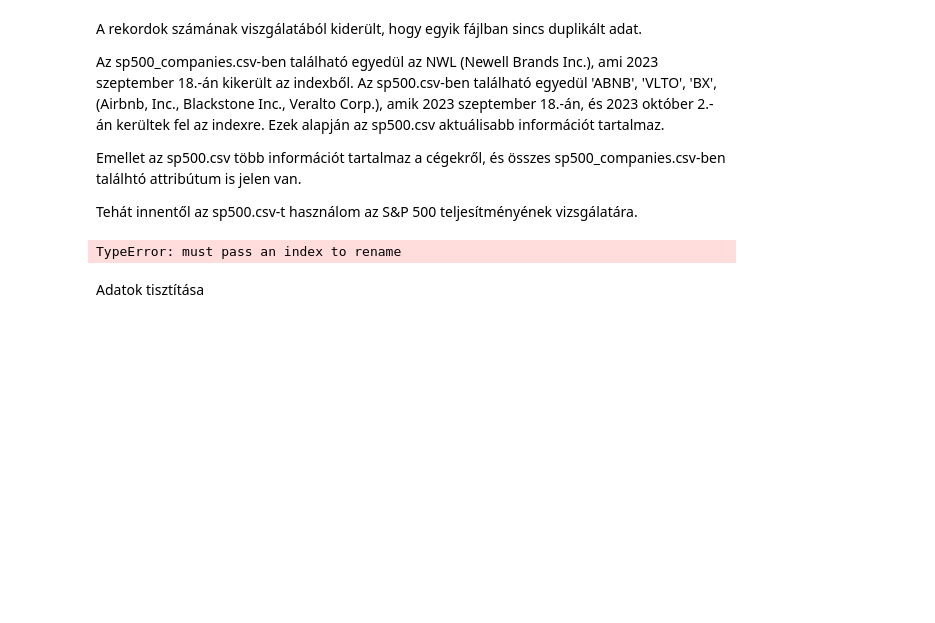
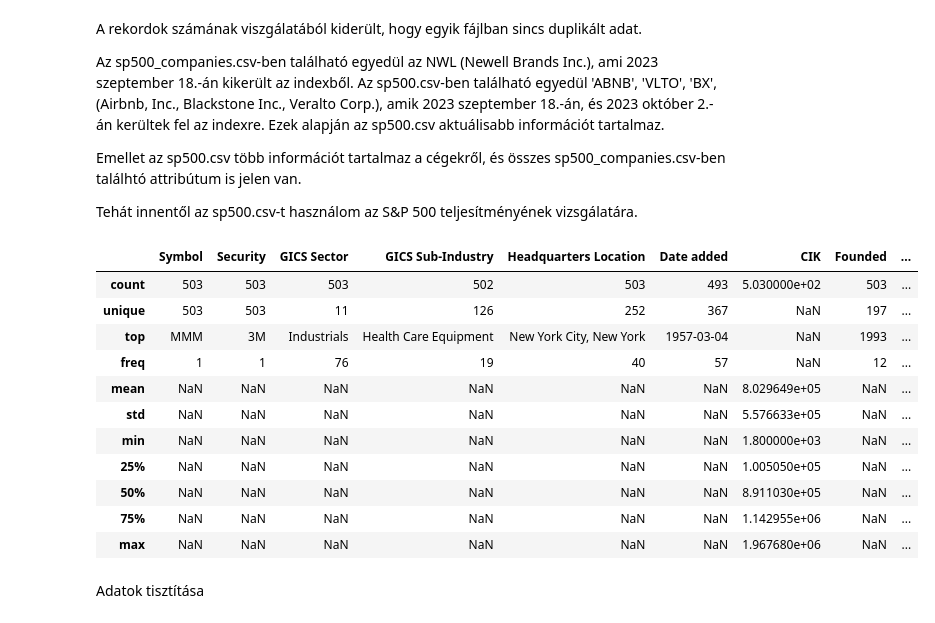
Before and after one commit to Bb1164/Data-Science-HF, a Jupyter notebook: sample.ipynb, the cells around one changed output. Cells and saved outputs as stored; diff of their text form; code cells hidden in the pictures; blank space fills up the shorter version.

```diff
--- a/sample.ipynb
+++ b/sample.ipynb
@@ -115,10 +107,20 @@ Emellet az sp500.csv több információt tartalmaz a cégekről, és összes sp5
 Tehát innentől az sp500.csv-t használom az S&P 500 teljesítményének vizsgálatára.
 # %%
 sp500_companies = sp500_companies1
-sp500_companies.rename()
 sp500_companies.describe(include='all')
 # %% [output]
-TypeError: must pass an index to rename
+|  | Symbol | Security | GICS Sector | GICS Sub-Industry | Headquarters Location | Date added | CIK | Founded | ... |
+| count | 503 | 503 | 503 | 502 | 503 | 493 | 5.030000e+02 | 503 | ... |
+| unique | 503 | 503 | 11 | 126 | 252 | 367 | NaN | 197 | ... |
+| top | MMM | 3M | Industrials | Health Care Equipment | New York City, New York | 1957-03-04 | NaN | 1993 | ... |
+| freq | 1 | 1 | 76 | 19 | 40 | 57 | NaN | 12 | ... |
+| mean | NaN | NaN | NaN | NaN | NaN | NaN | 8.029649e+05 | NaN | ... |
+| std | NaN | NaN | NaN | NaN | NaN | NaN | 5.576633e+05 | NaN | ... |
+| min | NaN | NaN | NaN | NaN | NaN | NaN | 1.800000e+03 | NaN | ... |
+| 25% | NaN | NaN | NaN | NaN | NaN | NaN | 1.005050e+05 | NaN | ... |
+| 50% | NaN | NaN | NaN | NaN | NaN | NaN | 8.911030e+05 | NaN | ... |
+| 75% | NaN | NaN | NaN | NaN | NaN | NaN | 1.142955e+06 | NaN | ... |
+| max | NaN | NaN | NaN | NaN | NaN | NaN | 1.967680e+06 | NaN | ... |
 # %% [markdown]
 Adatok tisztítása
 # %%
```
Also changed, not shown: parts of 11 cells of this notebook, 1 other file.
